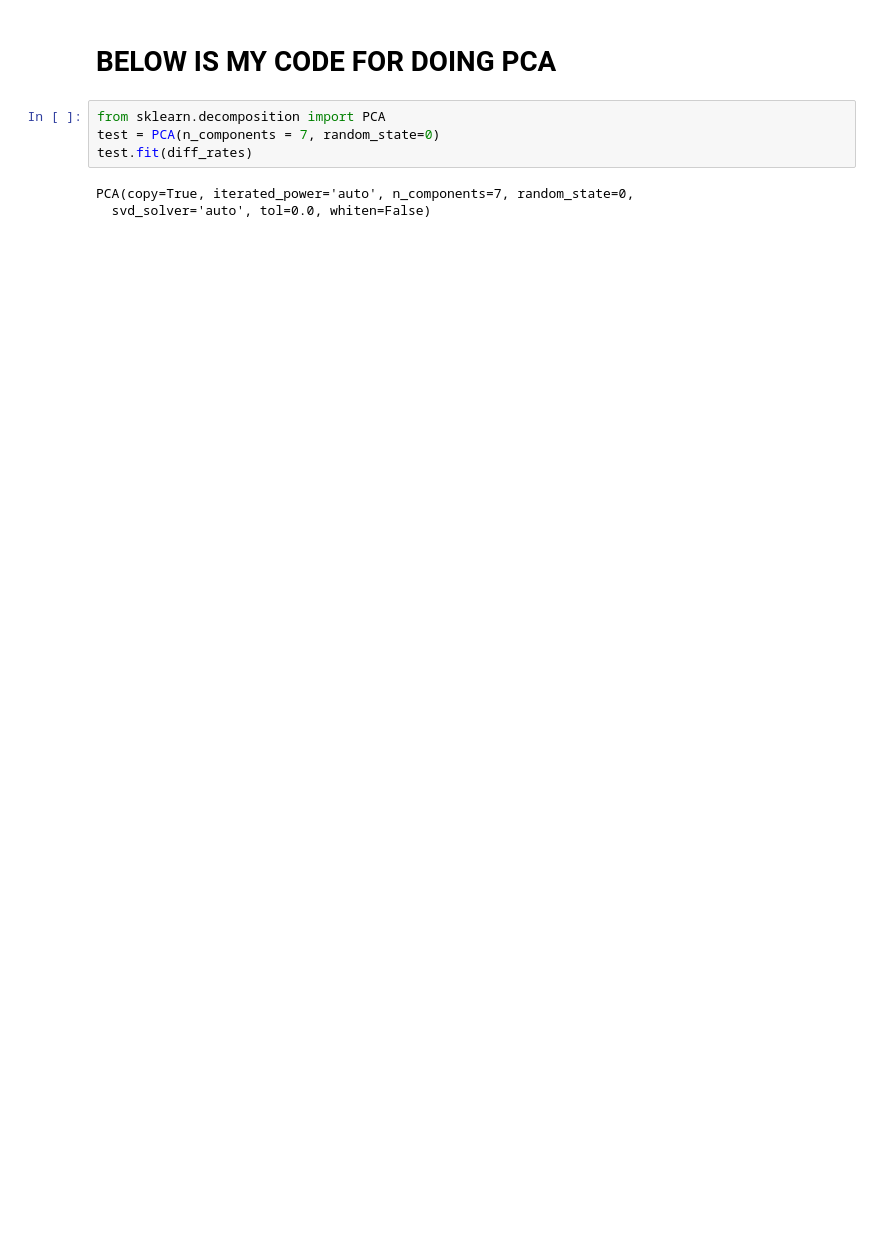
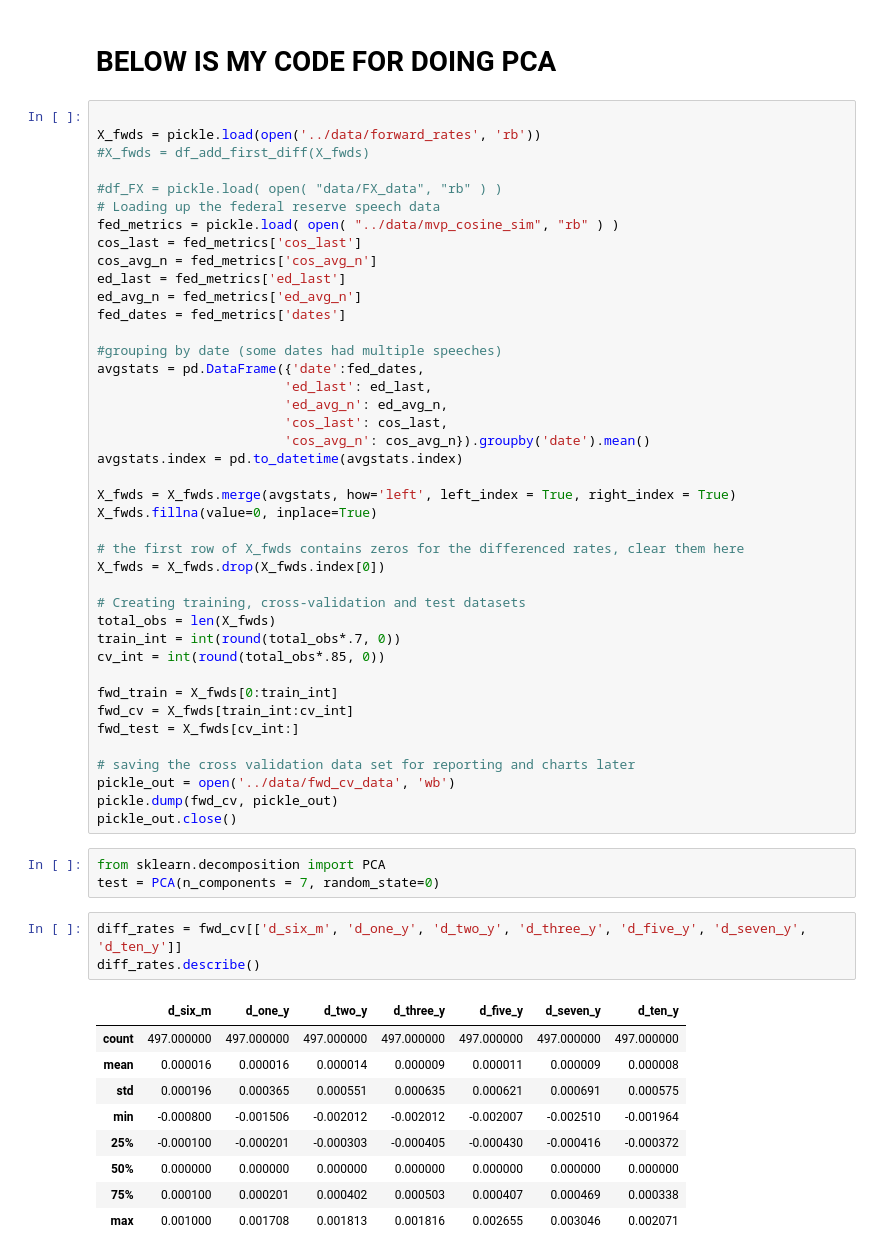
Before and after one commit to davidjsmith44/NLP-Fed-Speeches, a Jupyter notebook: src/HJM notes.ipynb, the cells around one changed output. Drawn from its saved outputs; the diff is of its cells as text; blank space fills up the shorter version.

```diff
--- a/src/HJM notes.ipynb
+++ b/src/HJM notes.ipynb
@@ -306,9 +313,59 @@ title(r'Simulated $f(t,\tau)$ by $\tau$'), show()
 # %% [markdown]
 # BELOW IS MY CODE FOR DOING PCA
+# %%
+
+X_fwds = pickle.load(open('../data/forward_rates', 'rb'))
+#X_fwds = df_add_first_diff(X_fwds)
+
+#df_FX = pickle.load( open( "data/FX_data", "rb" ) )
+# Loading up the federal reserve speech data
+fed_metrics = pickle.load( open( "../data/mvp_cosine_sim", "rb" ) )
+cos_last = fed_metrics['cos_last']
+cos_avg_n = fed_metrics['cos_avg_n']
+ed_last = fed_metrics['ed_last']
+ed_avg_n = fed_metrics['ed_avg_n']
+fed_dates = fed_metrics['dates']
+
+#grouping by date (some dates had multiple speeches)
+avgstats = pd.DataFrame({'date':fed_dates,
+                        'ed_last': ed_last,
+                        'ed_avg_n': ed_avg_n,
+                        'cos_last': cos_last,
+                        'cos_avg_n': cos_avg_n}).groupby('date').mean()
+avgstats.index = pd.to_datetime(avgstats.index)
+
+X_fwds = X_fwds.merge(avgstats, how='left', left_index = True, right_index = True)
+X_fwds.fillna(value=0, inplace=True)
+
+# the first row of X_fwds contains zeros for the differenced rates, clear them here
+X_fwds = X_fwds.drop(X_fwds.index[0])
+
+# Creating training, cross-validation and test datasets
+total_obs = len(X_fwds)
+train_int = int(round(total_obs*.7, 0))
+cv_int = int(round(total_obs*.85, 0))
+
+fwd_train = X_fwds[0:train_int]
+fwd_cv = X_fwds[train_int:cv_int]
+fwd_test = X_fwds[cv_int:]
+
+# saving the cross validation data set for reporting and charts later
+pickle_out = open('../data/fwd_cv_data', 'wb')
+pickle.dump(fwd_cv, pickle_out)
+pickle_out.close()
 # %%
 from sklearn.decomposition import PCA
 test = PCA(n_components = 7, random_state=0)
-test.fit(diff_rates)
-# %% [output]
-PCA(copy=True, iterated_power='auto', n_components=7, random_state=0,
-  svd_solver='auto', tol=0.0, whiten=False)
+# %%
+diff_rates = fwd_cv[['d_six_m', 'd_one_y', 'd_two_y', 'd_three_y', 'd_five_y', 'd_seven_y', 'd_ten_y']]
+diff_rates.describe()
+# %% [output]
+|  | d_six_m | d_one_y | d_two_y | d_three_y | d_five_y | d_seven_y | d_ten_y |
+| count | 497.000000 | 497.000000 | 497.000000 | 497.000000 | 497.000000 | 497.000000 | 497.000000 |
+| mean | 0.000016 | 0.000016 | 0.000014 | 0.000009 | 0.000011 | 0.000009 | 0.000008 |
+| std | 0.000196 | 0.000365 | 0.000551 | 0.000635 | 0.000621 | 0.000691 | 0.000575 |
+| min | -0.000800 | -0.001506 | -0.002012 | -0.002012 | -0.002007 | -0.002510 | -0.001964 |
+| 25% | -0.000100 | -0.000201 | -0.000303 | -0.000405 | -0.000430 | -0.000416 | -0.000372 |
+| 50% | 0.000000 | 0.000000 | 0.000000 | 0.000000 | 0.000000 | 0.000000 | 0.000000 |
+| 75% | 0.000100 | 0.000201 | 0.000402 | 0.000503 | 0.000407 | 0.000469 | 0.000338 |
+| max | 0.001000 | 0.001708 | 0.001813 | 0.001816 | 0.002655 | 0.003046 | 0.002071 |
```
Also changed, not shown: parts of 11 cells of this notebook, 4 other files.
